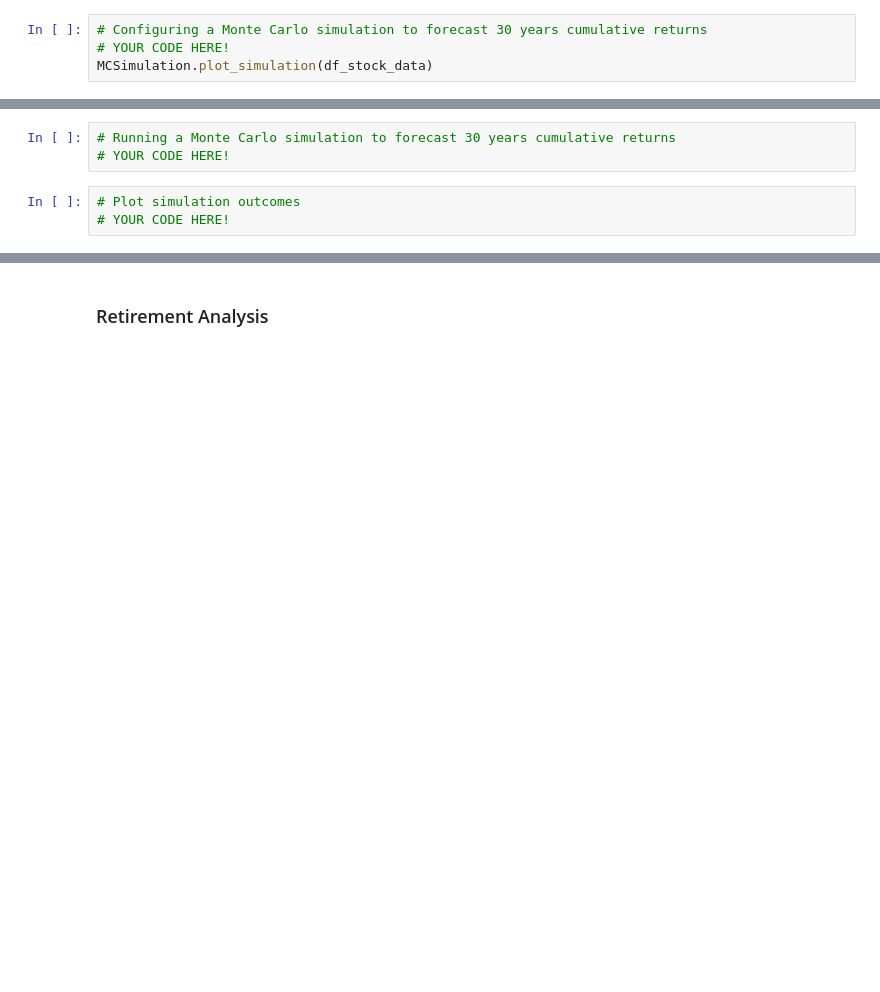
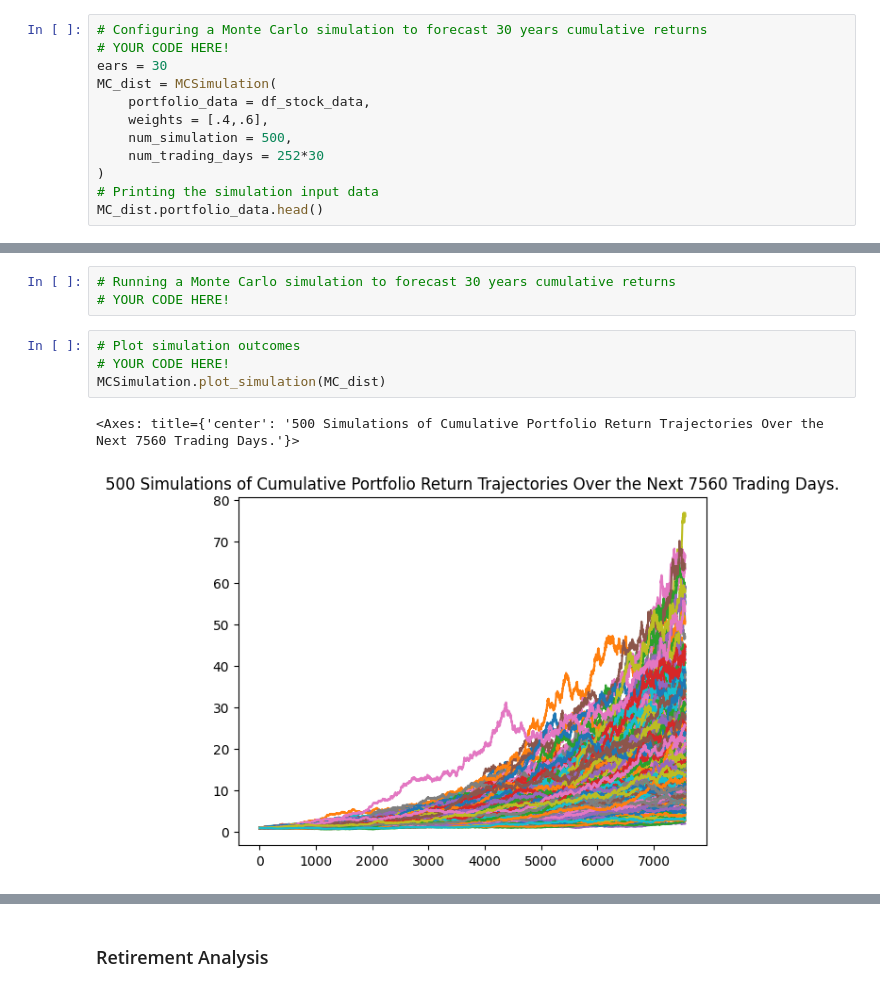
Before and after one commit to Pindainc/Financial_Planning, a Jupyter notebook: financial-planner.ipynb, the cells around one changed output, grey strips where cells are left out. Drawn from its saved outputs; the diff is of its cells as text; blank space fills up the shorter version.

```diff
--- a/financial-planner.ipynb
+++ b/financial-planner.ipynb
@@ -243,4 +243,12 @@ df_stock_data.head()
 # %%
 # Configuring a Monte Carlo simulation to forecast 30 years cumulative returns
 # YOUR CODE HERE!
-MCSimulation.plot_simulation(df_stock_data)
+ears = 30
+MC_dist = MCSimulation(
+    portfolio_data = df_stock_data,
+    weights = [.4,.6],
+    num_simulation = 500,
+    num_trading_days = 252*30
+)
+# Printing the simulation input data
+MC_dist.portfolio_data.head()
@@ -253,6 +280,10 @@ MCSimulation.plot_simulation(df_stock_data)
 # %%
 # Plot simulation outcomes
 # YOUR CODE HERE!
+MCSimulation.plot_simulation(MC_dist)
+# %% [output]
+<Axes: title={'center': '500 Simulations of Cumulative Portfolio Return Trajectories Over the Next 7560 Trading Days.'}>
+[figure, added]
 # %%
 # Plot probability distribution and confidence intervals
 # YOUR CODE HERE!
```
Also changed, not shown: parts of 7 cells of this notebook.
